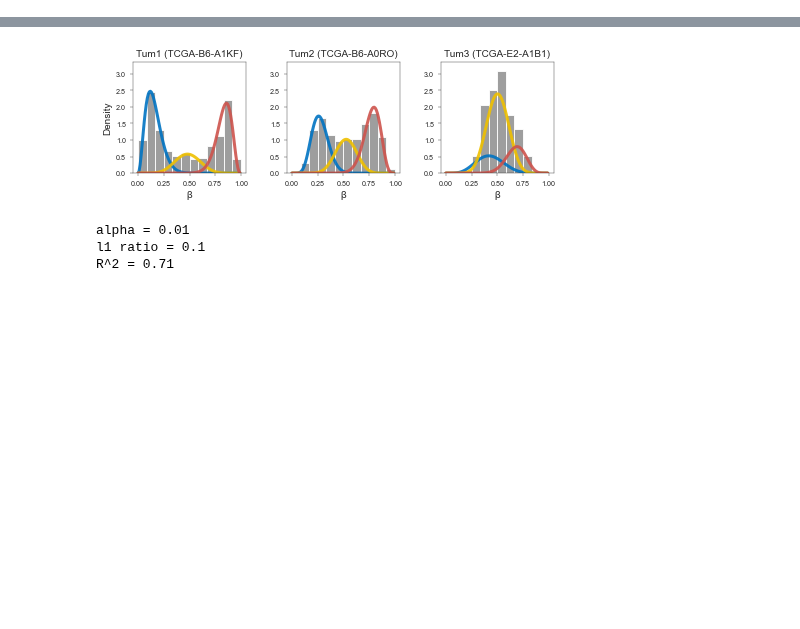
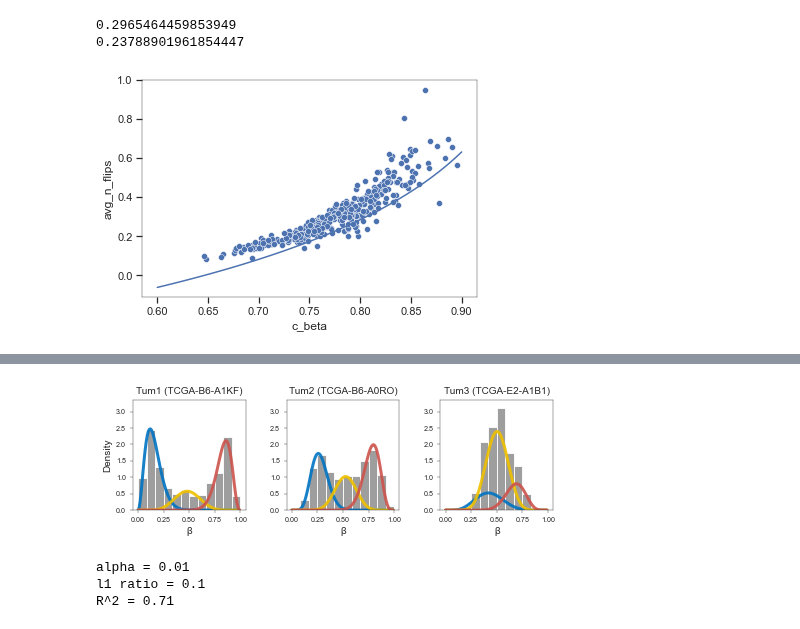
Before and after one commit to danmonyak/EpiClockInvasiveBRCA, a Jupyter notebook: Analysis/Estimate ages.ipynb, the cells around one changed output, grey strips where cells are left out. Saved outputs shown, nothing was run; the diff lists cells and outputs as text; code cells hidden in the pictures; blank space fills up the shorter version.

```diff
--- a/Analysis/Estimate ages.ipynb
+++ b/Analysis/Estimate ages.ipynb
@@ -17,6 +17,7 @@ if not os.path.exists(figure_outdir):
 
 TCGA_clinical_dir = os.path.join(consts['official_indir'], 'TCGA')
 Ringner_clinical_dir = os.path.join(consts['official_indir'], 'Ringner')
+Ringner_c_beta_dir = os.path.join(consts['repo_dir'], 'Process_Other_Data_Sources', 'outputs', 'cohort_T2')
 beta_peak_indir = os.path.join(consts['official_indir'], 'Beta Peak Decomposition')
 # %%
 clinical = {}
@@ -50,0 +80,14 @@ Ringner
+# %%
+def c_beta_to_n_flips(c_beta):
+    return -np.log(2 * np.sqrt(2) * (1-c_beta))/2
+# %%
+x_arr = np.linspace(0.6, 0.9, 100)
+sns.scatterplot(data=clinical['TCGA'], x='c_beta', y='avg_n_flips')
+plt.plot(x_arr, c_beta_to_n_flips(x_arr))
+
+print(clinical['TCGA']['avg_n_flips'].median())
+print(c_beta_to_n_flips(clinical['TCGA']['c_beta']).median())
+# %% [output]
+0.2965464459853949
+0.23788901961854447
+[figure, added]
```
Also changed, not shown: parts of 27 cells of this notebook, 46 other files.
